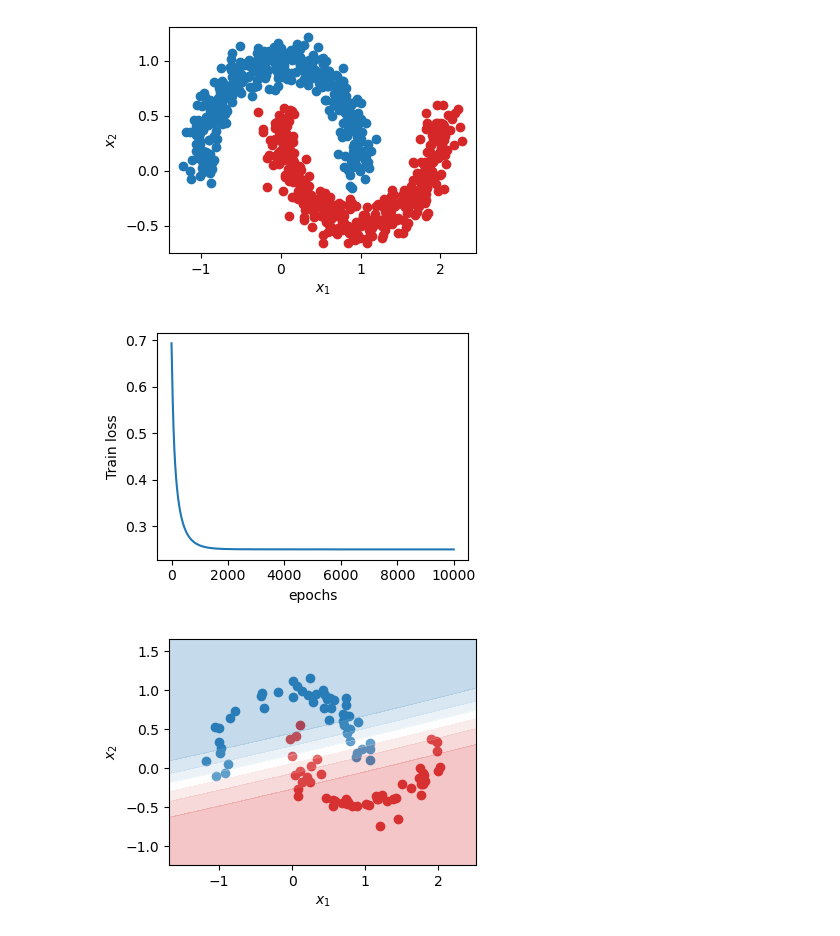
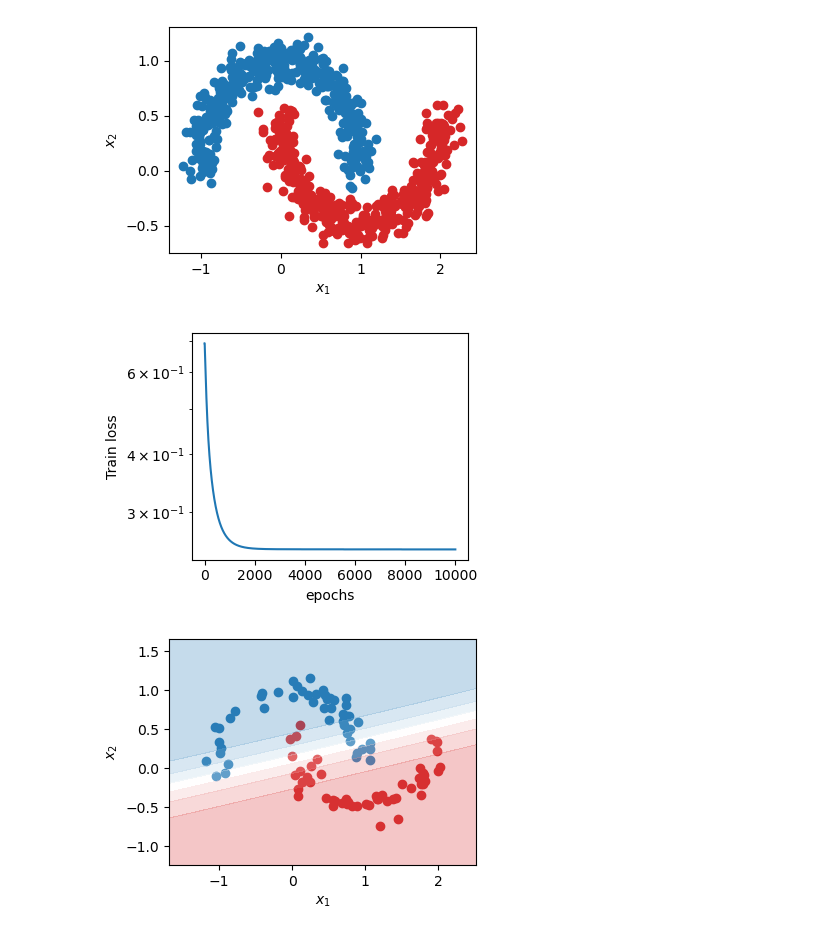
Before and after one commit to ethanharvey98/understanding-SNGP, a Jupyter notebook: notebooks/classifier.ipynb, the cells around one changed output. Drawn from its saved outputs; the diff is of its cells as text; code cells hidden in the pictures.

```diff
--- a/notebooks/classifier.ipynb
+++ b/notebooks/classifier.ipynb
@@ -54,13 +54,14 @@ for epoch in tqdm.tqdm(range(10_000)):
 # %%
 ncols, nrows = 1, 1
 fig, ax = plt.subplots(figsize=(4*ncols, 3*nrows), ncols=ncols, nrows=nrows, sharex=True, sharey='row')
 ax.plot(range(len(train_losses)), train_losses)
+ax.set_yscale('log')
 ax.set_xlabel('epochs')
 ax.set_ylabel('Train loss')
 fig.tight_layout()
 plt.show()
 # %% [output]
-[figure, old version]
+[figure, new version]
 # %%
 model.eval()
 with torch.no_grad():
```
Also changed, not shown: parts of 2 cells of this notebook, 1 other file.
